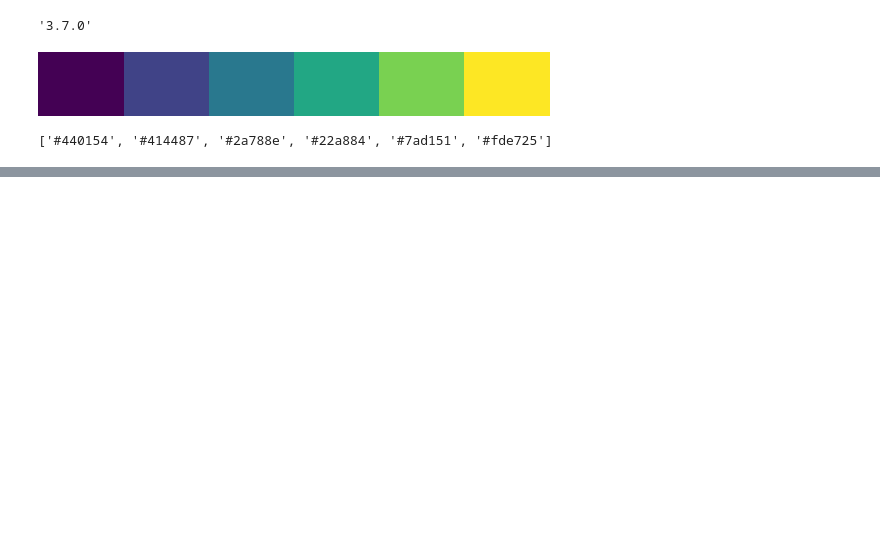
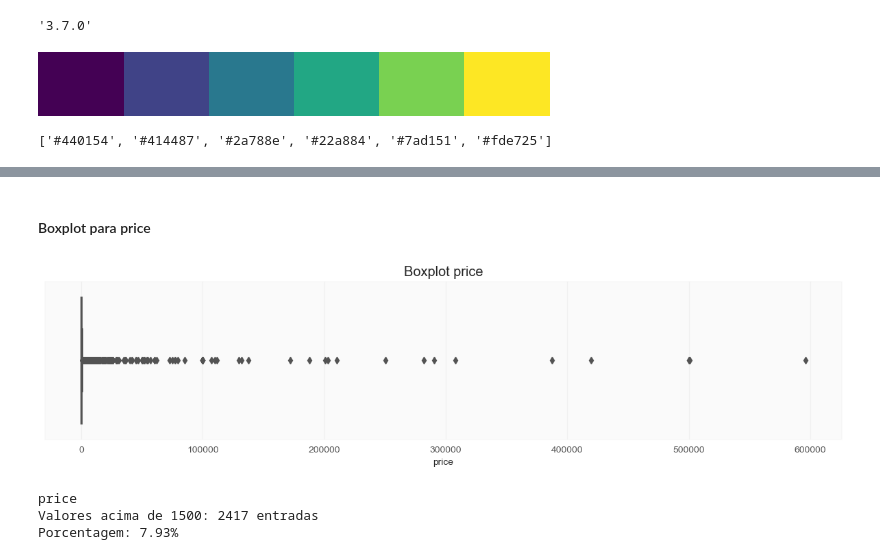
Before and after one commit to Nicole-Bidigaray/MVP-Sprint-1-PUC-RIO-2023, a Jupyter notebook: Analise dos Dados Airbnb RJ 2023.ipynb, the cells around one changed output, grey strips where cells are left out. Saved outputs shown, nothing was run; the diff lists cells and outputs as text; code cells hidden in the pictures; blank space fills up the shorter version.

```diff
--- a/Analise dos Dados Airbnb RJ 2023.ipynb
+++ b/Analise dos Dados Airbnb RJ 2023.ipynb
@@ -74,0 +364,16 @@ df = pd.read_csv("")
+# %% [markdown]
+#### Boxplot para price
+# %%
+plt.figure(figsize=(15,3))
+sns.boxplot(data=df, x='price')
+plt.title('Boxplot price')
+plt.show()
+
+# ver quantidade de valores acima de 1500 para price
+print(f'price \nValores acima de 1500: {len(df[df.price > 1500])} entradas')
+print('Porcentagem: {:.2f}%'.format(len(df[df.price > 1500])/ len(df.price) * 100))
+# %% [output]
+[figure, added]
+price
+Valores acima de 1500: 2417 entradas
+Porcentagem: 7.93%
```
Also changed, not shown: parts of 45 cells of this notebook.
